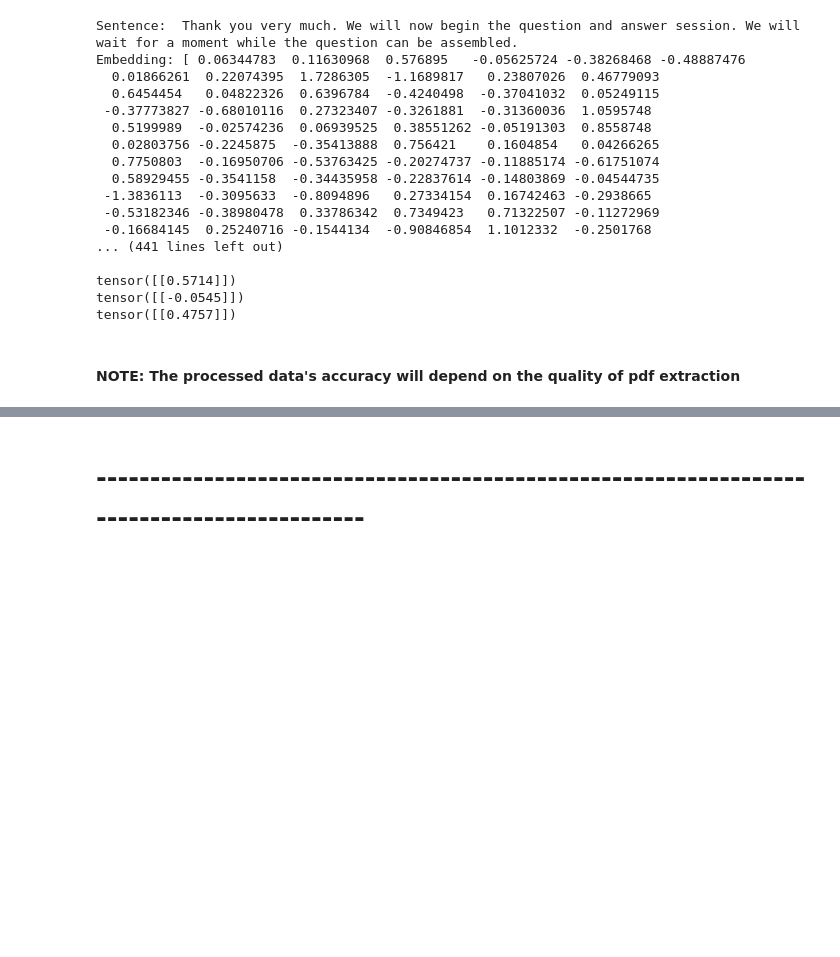
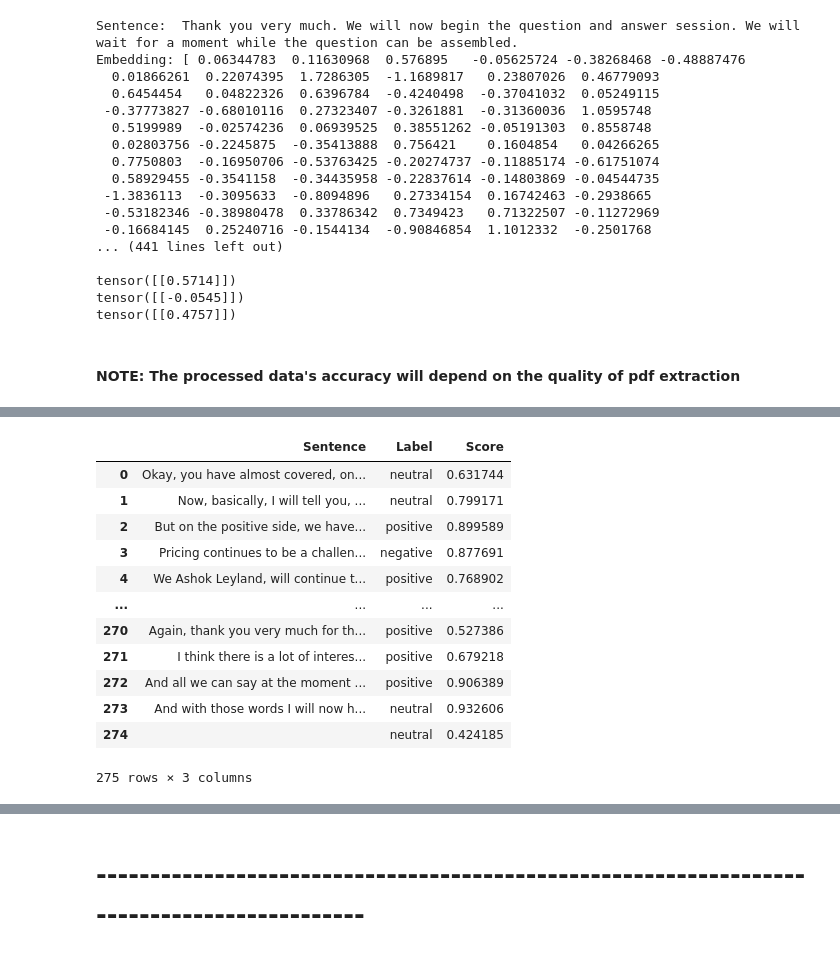
Before and after one commit to AumPandya95/con_trans_summary, a Jupyter notebook: notebooks/pdf_parser.ipynb, the cells around one changed output, grey strips where cells are left out. Cells and saved outputs as stored; diff of their text form; code cells hidden in the pictures; blank space fills up the shorter version.

```diff
--- a/notebooks/pdf_parser.ipynb
+++ b/notebooks/pdf_parser.ipynb
@@ -372,0 +371,16 @@ for idx, per_sentence_sentiment in enumerate(sentiment_analysis_results):
+# %%
+sentiment_matrix
+# %% [output]
+|  | Sentence | Label | Score |
+| 0 | Okay, you have almost covered, on... | neutral | 0.631744 |
+| 1 | Now, basically, I will tell you, ... | neutral | 0.799171 |
+| 2 | But on the positive side, we have... | positive | 0.899589 |
+| 3 | Pricing continues to be a challen... | negative | 0.877691 |
+| 4 | We Ashok Leyland, will continue t... | positive | 0.768902 |
+| ... | ... | ... | ... |
+| 270 | Again, thank you very much for th... | positive | 0.527386 |
+| 271 | I think there is a lot of interes... | positive | 0.679218 |
+| 272 | And all we can say at the moment ... | positive | 0.906389 |
+| 273 | And with those words I will now h... | neutral | 0.932606 |
+| 274 |  | neutral | 0.424185 |
+275 rows × 3 columns
```
Also changed, not shown: parts of 23 cells of this notebook, 1 other file.
